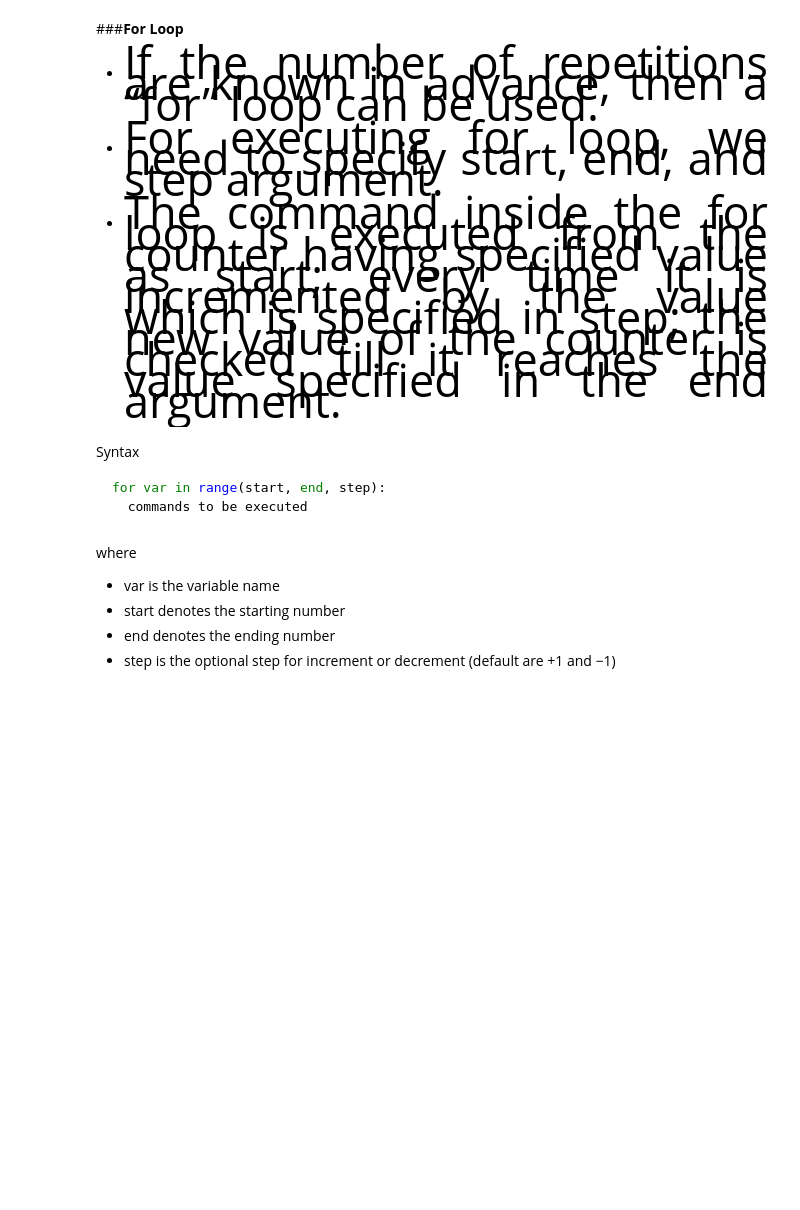
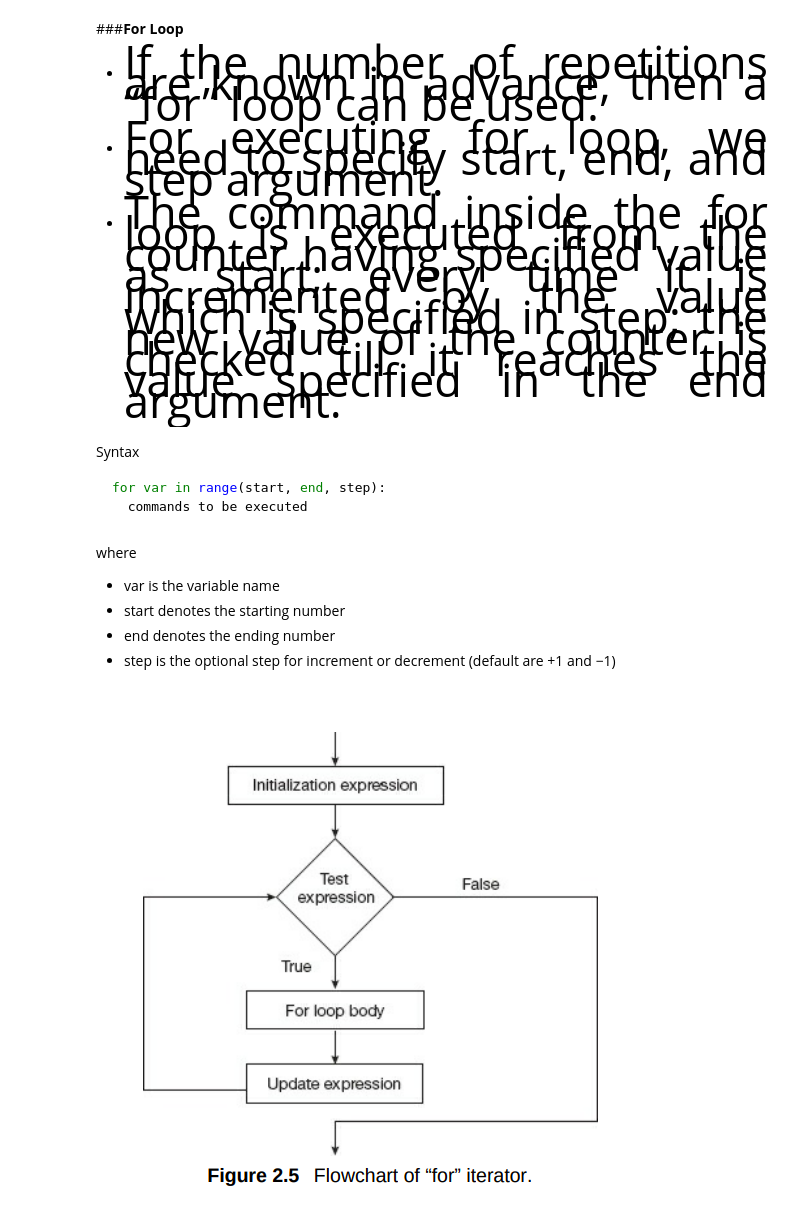
Before and after one commit to ShilpaVasista/PDA---23CSE313, a Jupyter notebook: Module_2_Part_II.ipynb, the cells around one changed output. Drawn from its saved outputs; the diff is of its cells as text; code cells hidden in the pictures; blank space fills up the shorter version.

```diff
--- a/Module_2_Part_II.ipynb
+++ b/Module_2_Part_II.ipynb
@@ -257,3 +257,8 @@ where
 - start denotes the starting number
 - end denotes the ending number
 - step is the optional step for increment or decrement (default are +1 and −1)
+# %%
+from IPython.display import Image, display
+display(Image(filename='/content/flowchart_of_for_loop.png'))
+# %% [output]
+[figure, added]
```
Also changed, not shown: parts of 37 cells of this notebook.
